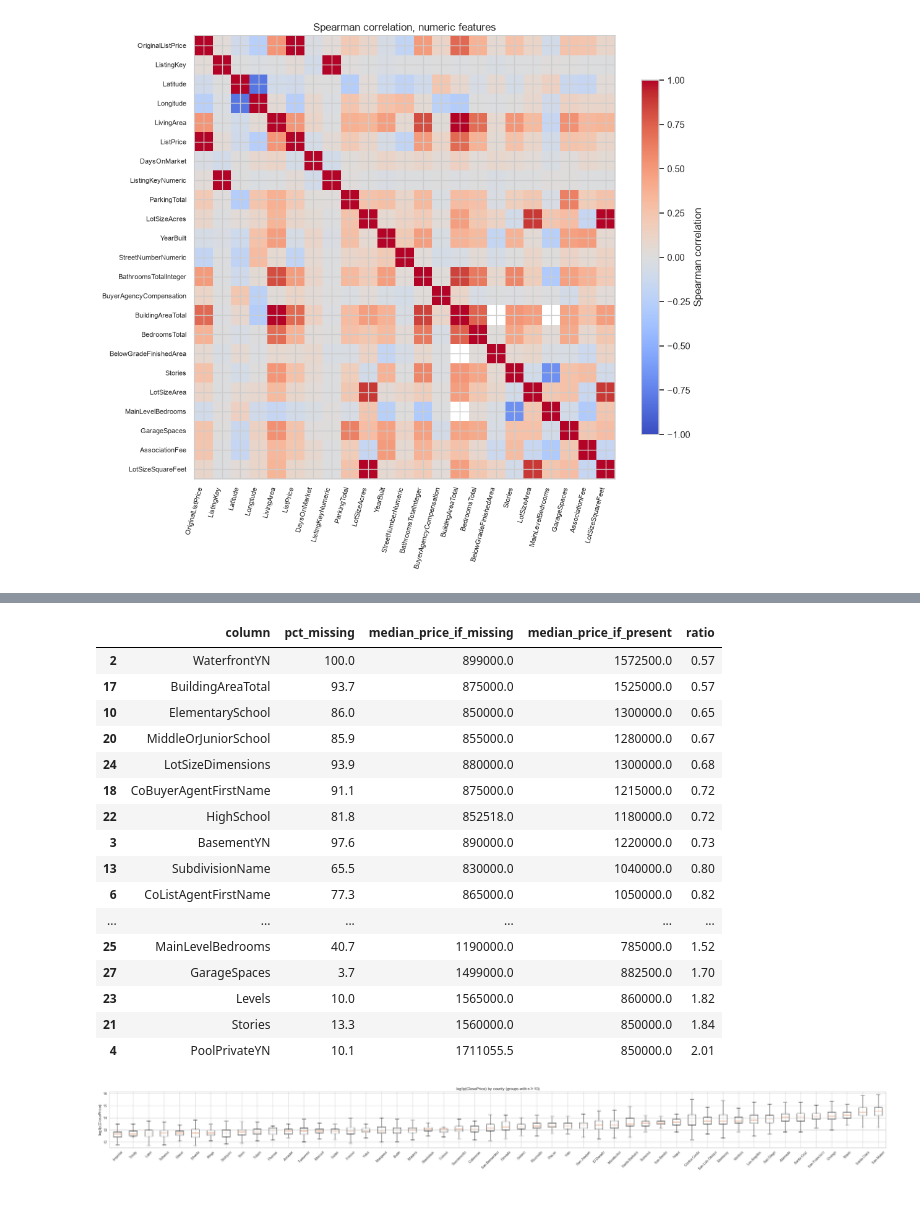
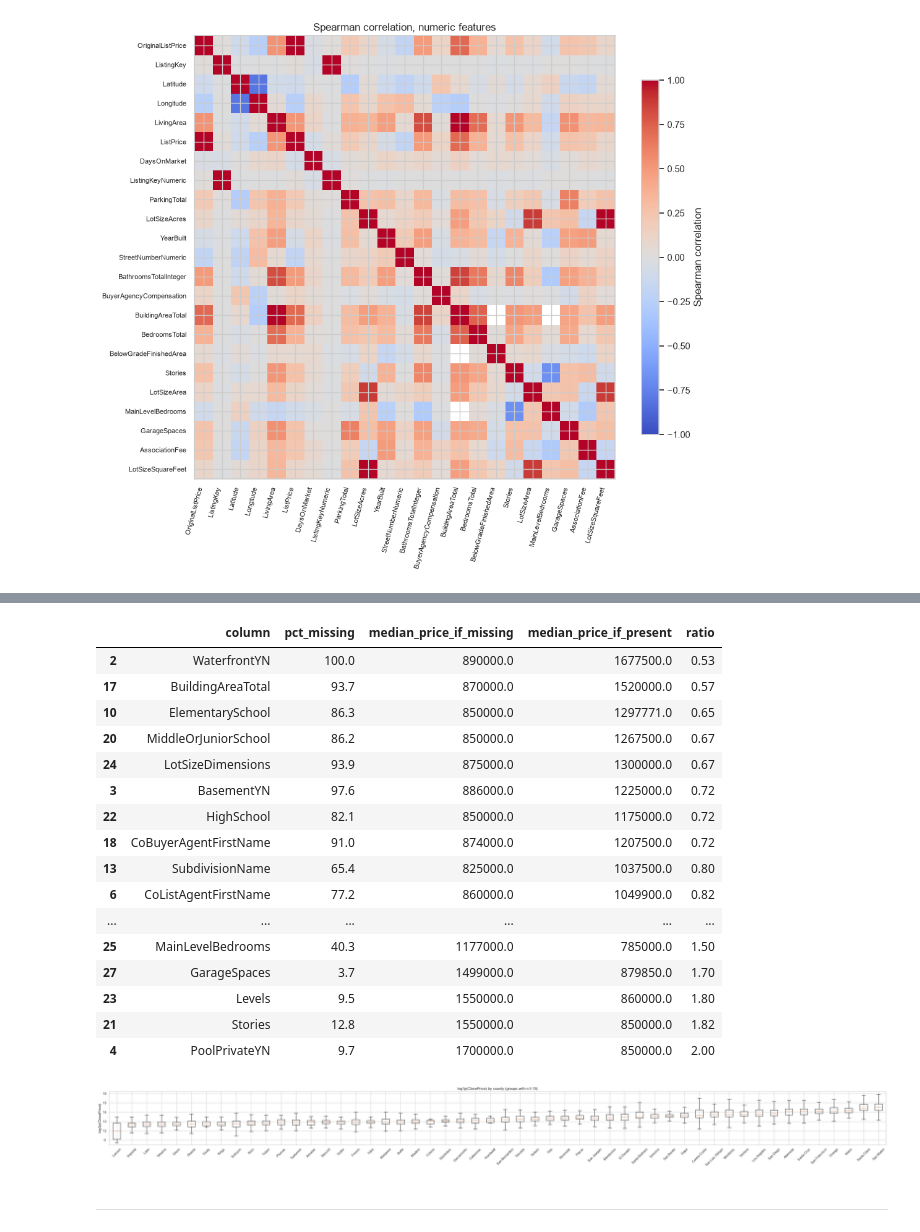
Before and after one commit to PteroisRadiata/IDX-Exchange-Data-Science, a Jupyter notebook: EDA.ipynb, the cells around one changed output, grey strips where cells are left out. Saved outputs shown, nothing was run; the diff lists cells and outputs as text; code cells hidden in the pictures; blank space fills up the shorter version.

```diff
--- a/EDA.ipynb
+++ b/EDA.ipynb
@@ -402,10 +382,10 @@ else:
 binary_candidates = [
     "ViewYN", "PoolPrivateYN", "FireplaceYN", "NewConstructionYN"
 ]
-binary_cols = [c for c in binary_candidates if c in train.columns]
+binary_cols = [c for c in binary_candidates if c in df.columns]
 if binary_cols:
     share = pd.DataFrame({
-        c: train[c].astype("object").where(train[c].notna(), "missing").astype(str)
+        c: df[c].astype("object").where(df[c].notna(), "missing").astype(str)
              .value_counts(normalize=True)
         for c in binary_cols
     }).T
@@ -413,18 +393,18 @@ if binary_cols:
 else:
     print("No selected binary/categorical flag columns found.")
 
-geo_cols = [c for c in ["CountyOrParish", "City"] if c in train.columns]
+geo_cols = [c for c in ["CountyOrParish", "City"] if c in df.columns]
 if geo_cols:
     fig, axes = plt.subplots(1, len(geo_cols), figsize=(6 * len(geo_cols), 3.5), squeeze=False)
     for ax, col in zip(axes.ravel(), geo_cols):
-        train[col].fillna("missing").astype(str).value_counts().head(12).sort_values().plot(
+        df[col].fillna("missing").astype(str).value_counts().head(12).sort_values().plot(
             kind="barh", ax=ax, title=f"Sales by {col} (top 12)"
         )
     plt.tight_layout()
     plt.show()
 
 for col in ["City", "PostalCode", "CountyOrParish"]:
-    if col in train.columns:
-        print(f"Unique {col}: {train[col].nunique(dropna=True)}")
+    if col in df.columns:
+        print(f"Unique {col}: {df[col].nunique(dropna=True)}")
 # %% [output]
 |  | False | True | missing |
@@ -439,12 +419,12 @@ Unique CountyOrParish: 61
 # %%
 # Build the target series aligned to the same training rows.
-corr_data = train.copy()
+corr_data = df.copy()
 corr_data["_log_price"] = np.log1p(corr_data[TARGET].where(corr_data[TARGET] > 0))
 
 numeric_corr_cols = [
-    c for c in train.columns
-    if c != TARGET and pd.api.types.is_numeric_dtype(train[c])
-    and train[c].notna().sum() > 100
+    c for c in df.columns
+    if c != TARGET and pd.api.types.is_numeric_dtype(df[c])
+    and df[c].notna().sum() > 100
 ]
 corr_y = {}
 for col in numeric_corr_cols:
@@ -468,6 +448,6 @@ else:
 # %%
 if numeric_corr_cols:
-    cm = train[numeric_corr_cols].corr(method="spearman")
+    cm = df[numeric_corr_cols].corr(method="spearman")
     fig, ax = plt.subplots(figsize=(max(7.5, .45 * len(cm)), max(6, .4 * len(cm))))
     im = ax.imshow(cm, vmin=-1, vmax=1, cmap="coolwarm", aspect="auto")
     ax.set_xticks(range(len(cm)))
@@ -483,8 +463,8 @@ else:
 # %% [output]
 [figure]
 # %%
-if "LivingArea" in train.columns:
-    d = train[["LivingArea", TARGET]].replace([np.inf, -np.inf], np.nan).dropna()
+if "LivingArea" in df.columns:
+    d = df[["LivingArea", TARGET]].replace([np.inf, -np.inf], np.nan).dropna()
     d = d[(d["LivingArea"] > 0) & (d[TARGET] > 0)]
     if not d.empty:
         fig, ax = plt.subplots(figsize=(6.5, 4.5))
@@ -573,13 +554,13 @@ NewConstructionYN
 # %%
 rows = []
 exclude_missingness = {TARGET, "_log_price", "price_per_sqft"}
-for col in train.columns:
-    missing_mask = train[col].isna()
+for col in df.columns:
+    missing_mask = df[col].isna()
     if col in exclude_missingness:
         continue
     if missing_mask.mean() > .02 and missing_mask.sum() > 50 and (~missing_mask).sum() > 50:
-        price_missing = train.loc[missing_mask, TARGET].dropna()
-        price_present = train.loc[~missing_mask, TARGET].dropna()
+        price_missing = df.loc[missing_mask, TARGET].dropna()
+        price_present = df.loc[~missing_mask, TARGET].dropna()
         if len(price_missing) and len(price_present):
             median_missing = price_missing.median()
             median_present = price_present.median()
@@ -600,44 +581,46 @@ else:
     print("No columns met the missingness-summary thresholds.")
 # %% [output]
 |  | column | pct_missing | median_price_if_missing | median_price_if_present | ratio |
-| 2 | WaterfrontYN | 100.0 | 899000.0 | 1572500.0 | 0.57 |
-| 17 | BuildingAreaTotal | 93.7 | 875000.0 | 1525000.0 | 0.57 |
-| 10 | ElementarySchool | 86.0 | 850000.0 | 1300000.0 | 0.65 |
-| 20 | MiddleOrJuniorSchool | 85.9 | 855000.0 | 1280000.0 | 0.67 |
-| 24 | LotSizeDimensions | 93.9 | 880000.0 | 1300000.0 | 0.68 |
-| 18 | CoBuyerAgentFirstName | 91.1 | 875000.0 | 1215000.0 | 0.72 |
-| 22 | HighSchool | 81.8 | 852518.0 | 1180000.0 | 0.72 |
-| 3 | BasementYN | 97.6 | 890000.0 | 1220000.0 | 0.73 |
-| 13 | SubdivisionName | 65.5 | 830000.0 | 1040000.0 | 0.80 |
-| 6 | CoListAgentFirstName | 77.3 | 865000.0 | 1050000.0 | 0.82 |
+| 2 | WaterfrontYN | 100.0 | 890000.0 | 1677500.0 | 0.53 |
+| 17 | BuildingAreaTotal | 93.7 | 870000.0 | 1520000.0 | 0.57 |
+| 10 | ElementarySchool | 86.3 | 850000.0 | 1297771.0 | 0.65 |
+| 20 | MiddleOrJuniorSchool | 86.2 | 850000.0 | 1267500.0 | 0.67 |
+| 24 | LotSizeDimensions | 93.9 | 875000.0 | 1300000.0 | 0.67 |
+| 3 | BasementYN | 97.6 | 886000.0 | 1225000.0 | 0.72 |
+| 22 | HighSchool | 82.1 | 850000.0 | 1175000.0 | 0.72 |
+| 18 | CoBuyerAgentFirstName | 91.0 | 874000.0 | 1207500.0 | 0.72 |
+| 13 | SubdivisionName | 65.4 | 825000.0 | 1037500.0 | 0.80 |
+| 6 | CoListAgentFirstName | 77.2 | 860000.0 | 1049900.0 | 0.82 |
 | ... | ... | ... | ... | ... | ... |
-| 25 | MainLevelBedrooms | 40.7 | 1190000.0 | 785000.0 | 1.52 |
-| 27 | GarageSpaces | 3.7 | 1499000.0 | 882500.0 | 1.70 |
-| 23 | Levels | 10.0 | 1565000.0 | 860000.0 | 1.82 |
-| 21 | Stories | 13.3 | 1560000.0 | 850000.0 | 1.84 |
-| 4 | PoolPrivateYN | 10.1 | 1711055.5 | 850000.0 | 2.01 |
+| 25 | MainLevelBedrooms | 40.3 | 1177000.0 | 785000.0 | 1.50 |
+| 27 | GarageSpaces | 3.7 | 1499000.0 | 879850.0 | 1.70 |
+| 23 | Levels | 9.5 | 1550000.0 | 860000.0 | 1.80 |
+| 21 | Stories | 12.8 | 1550000.0 | 850000.0 | 1.82 |
+| 4 | PoolPrivateYN | 9.7 | 1700000.0 | 850000.0 | 2.00 |
 # %%
 geo_col = "CountyOrParish"
-if geo_col in train.columns:
-    geo = train[[geo_col, TARGET]].dropna().copy()
+if geo_col in df.columns:
+    geo = df[[geo_col, TARGET]].dropna().copy()
     geo = geo[geo[TARGET] > 0]
     counts = geo[geo_col].value_counts()
     keep_geo = counts[counts >= 10].index
     geo = geo[geo[geo_col].isin(keep_geo)].copy()
     if not geo.empty:
         geo["log_price"] = np.log1p(geo[TARGET])
         order = geo.groupby(geo_col)["log_price"].median().sort_values().index
         data_for_plot = [geo.loc[geo[geo_col] == c, "log_price"].to_numpy() for c in order]
         fig, ax = plt.subplots(figsize=(max(8, .7 * len(order)), 4))
         ax.boxplot(data_for_plot, tick_labels=[str(c) for c in order], showfliers=False)
         ax.tick_params(axis="x", rotation=45)
         ax.set_title("log1p(ClosePrice) by county (groups with n ≥ 10)")
         ax.set_ylabel("log1p(ClosePrice)")
         plt.tight_layout()
         plt.show()
     else:
         print("No counties have at least 10 positive-price observations.")
 else:
     print(f"{geo_col} is not present; skipping county plot.")
 # %% [output]
-[figure, old version]
+[figure, new version]
+# %% [markdown]
+------------------------------------------------------------------------------------------------------------------------------------------------
```
Also changed, not shown: parts of 17 cells of this notebook.
